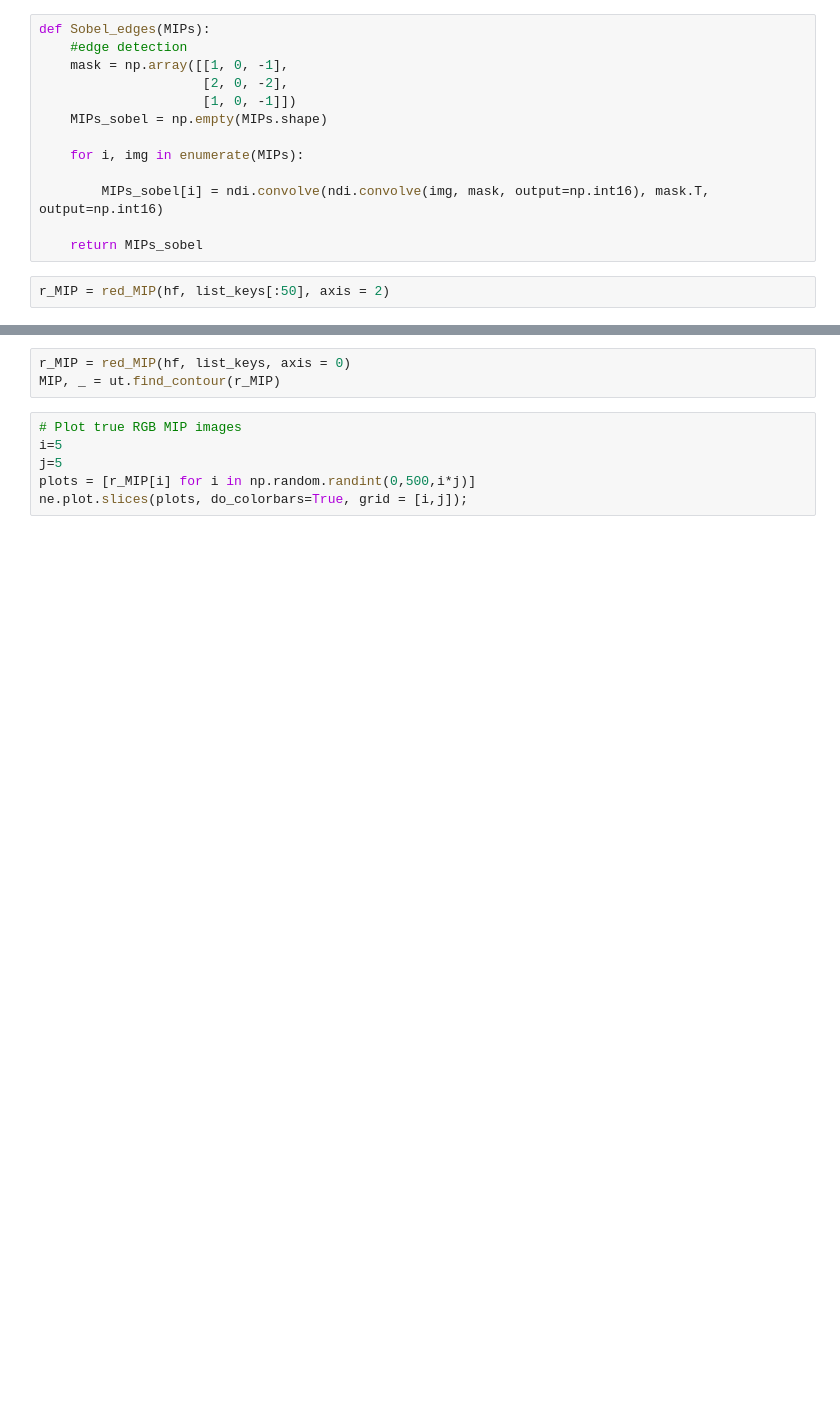
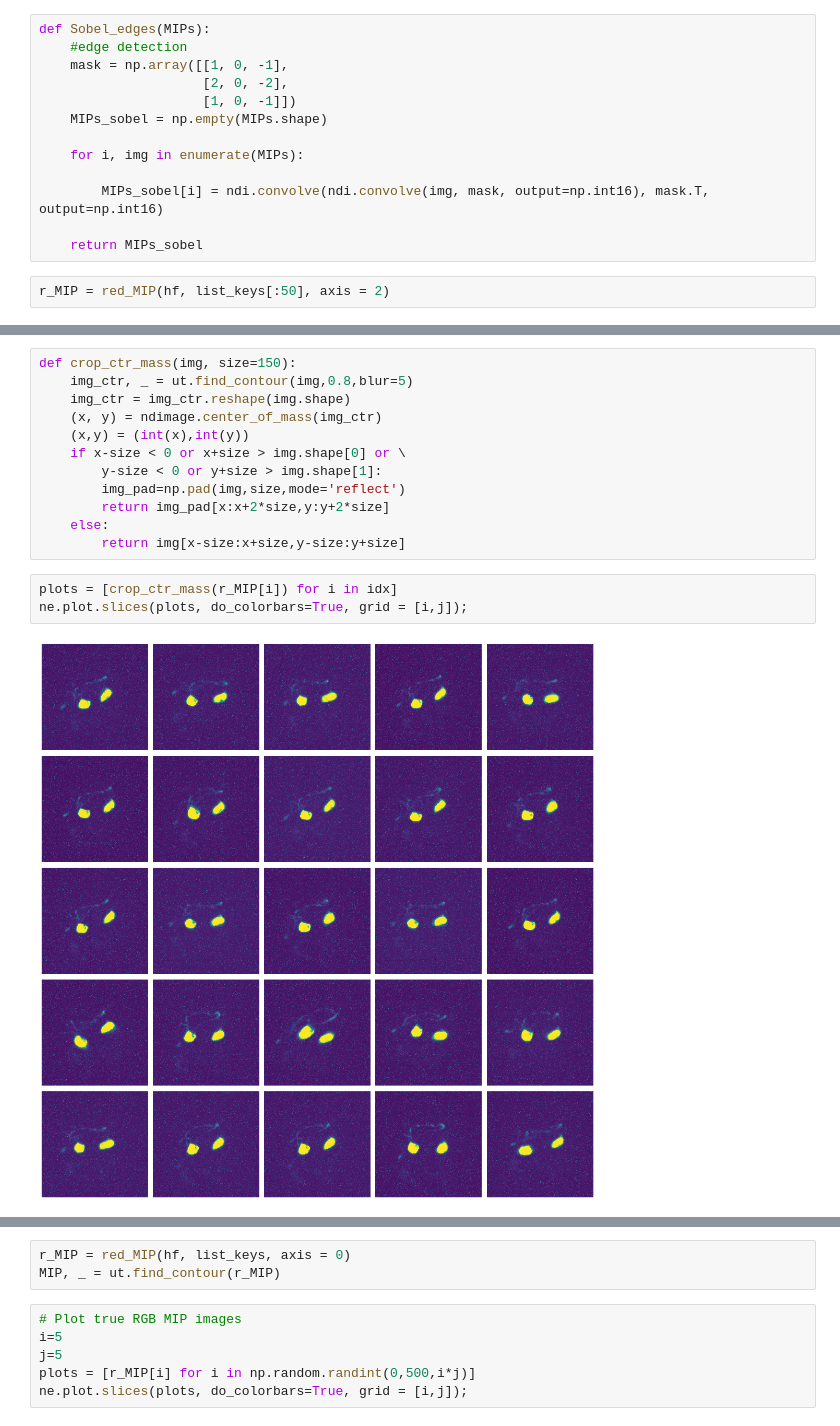
Before and after one commit to madtoinou/voxelmorph, a Jupyter notebook: MIP_c.ipynb, the cells around one changed output, grey strips where cells are left out. Saved outputs shown, nothing was run; the diff lists cells and outputs as text; blank space fills up the shorter version.

Commit message:
center_mass cropping

```diff
--- a/MIP_c.ipynb
+++ b/MIP_c.ipynb
@@ -128,0 +132,17 @@ ne.plot.slices(plots, do_colorbars=True, grid = [i,j]);
+# %%
+def crop_ctr_mass(img, size=150):
+    img_ctr, _ = ut.find_contour(img,0.8,blur=5)
+    img_ctr = img_ctr.reshape(img.shape)
+    (x, y) = ndimage.center_of_mass(img_ctr)
+    (x,y) = (int(x),int(y))
+    if x-size < 0 or x+size > img.shape[0] or \
+        y-size < 0 or y+size > img.shape[1]:
+        img_pad=np.pad(img,size,mode='reflect')
+        return img_pad[x:x+2*size,y:y+2*size]
+    else:
+        return img[x-size:x+size,y-size:y+size]
+# %%
+plots = [crop_ctr_mass(r_MIP[i]) for i in idx]
+ne.plot.slices(plots, do_colorbars=True, grid = [i,j]);
+# %% [output]
+[figure, added]
```
Also changed, not shown: parts of 4 cells of this notebook, 1 other file.
